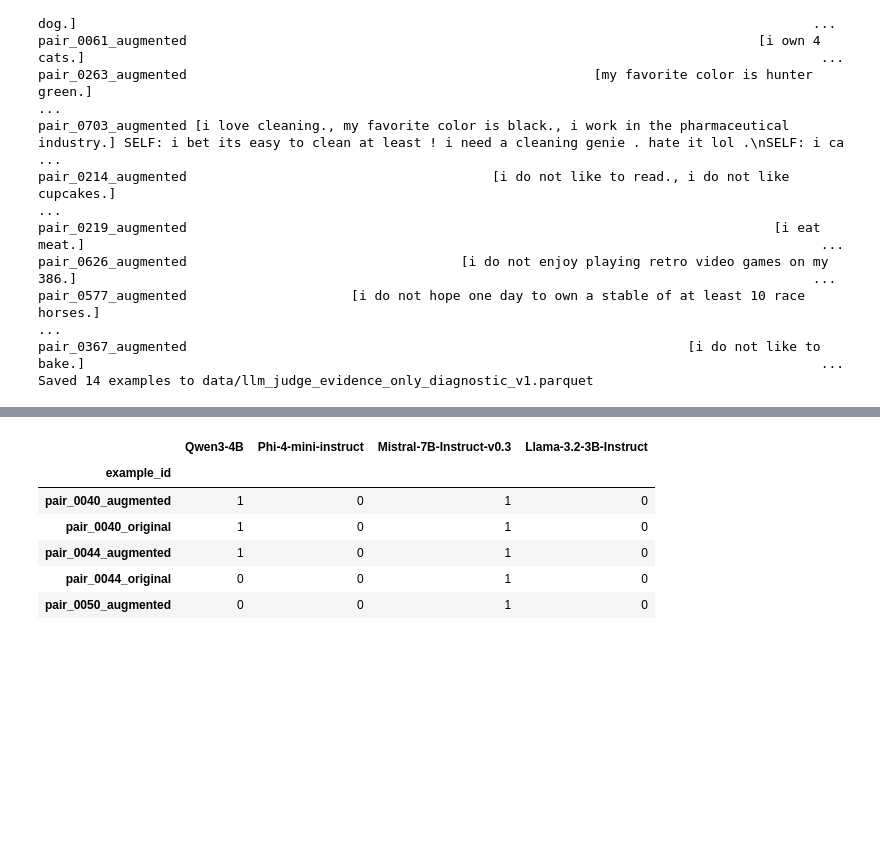
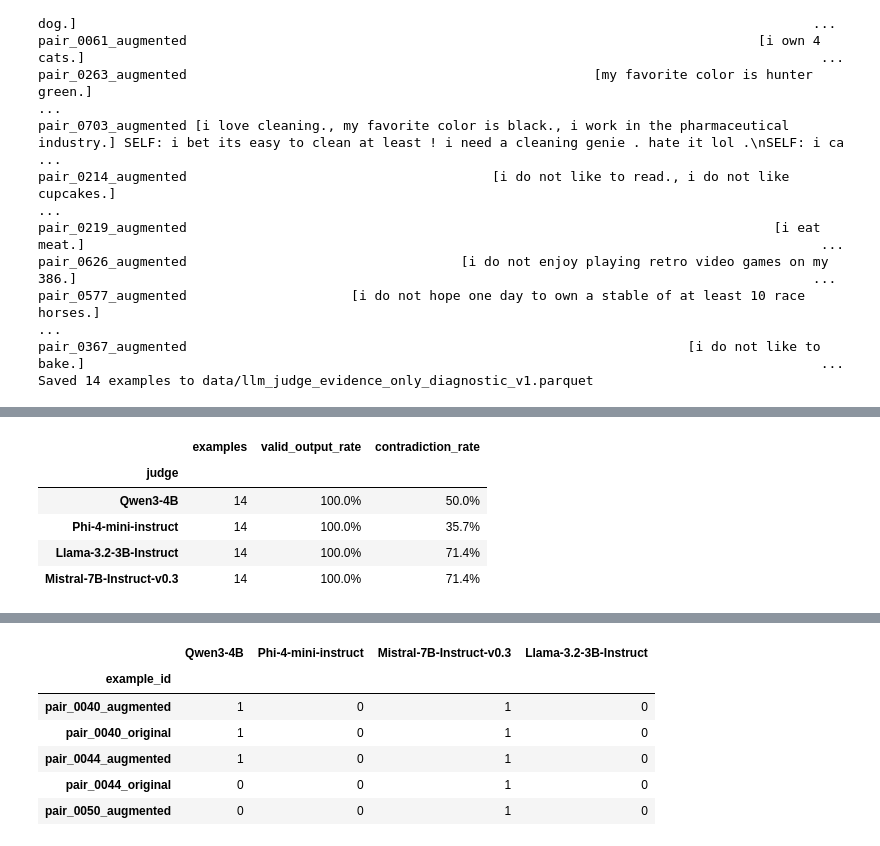
Before and after one commit to Maty228/LLM-Persona-judge-agreement, a Jupyter notebook: llm_judge_agreement.ipynb, the cells around one changed output, grey strips where cells are left out. Saved outputs shown, nothing was run; the diff lists cells and outputs as text; code cells hidden in the pictures; blank space fills up the shorter version.

```diff
--- a/llm_judge_agreement.ipynb
+++ b/llm_judge_agreement.ipynb
@@ -3664,0 +3704,59 @@ Saved 14 examples to data/llm_judge_evidence_only_diagnostic_v1.parquet
+# %%
+evidence_only_summary_rows = []
+
+for model_id, judgments in (
+    evidence_only_judges.items()
+):
+    valid = judgments[
+        judgments["valid_output"]
+    ].copy()
+
+    contradiction_rate = (
+        valid[
+            "parsed_label_binary"
+        ].mean()
+    )
+
+    evidence_only_summary_rows.append(
+        {
+            "judge": (
+                EVIDENCE_ONLY_JUDGE_CONFIGS[
+                    model_id
+                ]["label"]
+            ),
+            "examples": len(valid),
+            "valid_output_rate": (
+                judgments[
+                    "valid_output"
+                ].mean()
+            ),
+            "contradiction_rate": (
+                contradiction_rate
+            ),
+        }
+    )
+
+
+evidence_only_summary = (
+    pd.DataFrame(
+        evidence_only_summary_rows
+    )
+    .set_index("judge")
+)
+
+
+display(
+    evidence_only_summary.style.format(
+        {
+            "valid_output_rate": "{:.1%}",
+            "contradiction_rate": "{:.1%}",
+        }
+    )
+)
+# %% [output]
+|  | examples | valid_output_rate | contradiction_rate |
+| judge |  |  |  |
+| Qwen3-4B | 14 | 100.0% | 50.0% |
+| Phi-4-mini-instruct | 14 | 100.0% | 35.7% |
+| Llama-3.2-3B-Instruct | 14 | 100.0% | 71.4% |
+| Mistral-7B-Instruct-v0.3 | 14 | 100.0% | 71.4% |
```
Also changed, not shown: parts of 5 cells of this notebook.
